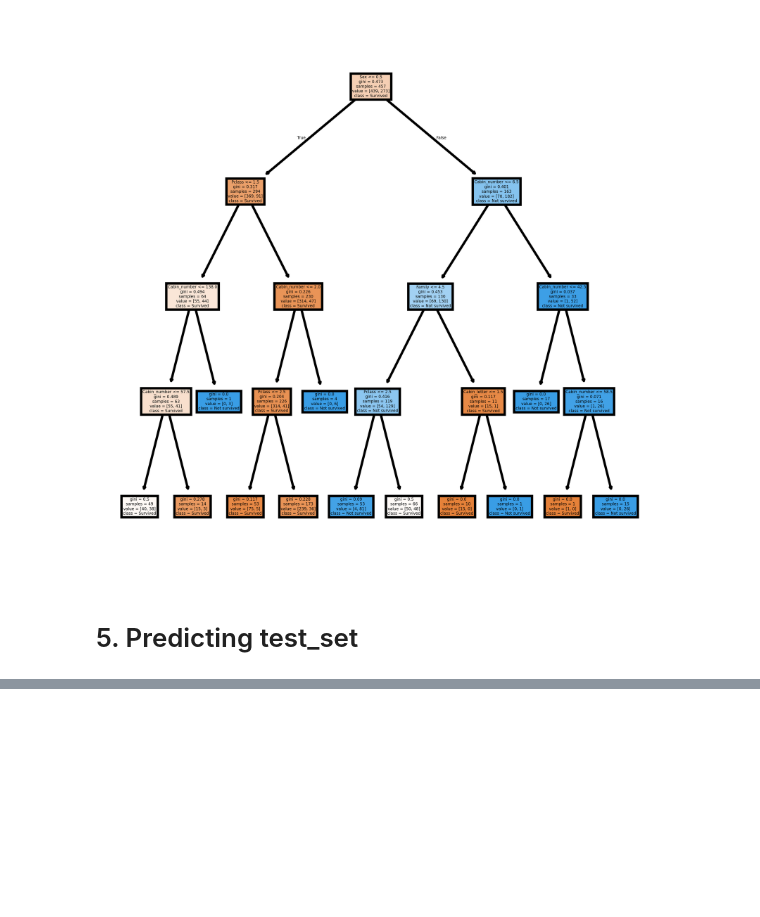
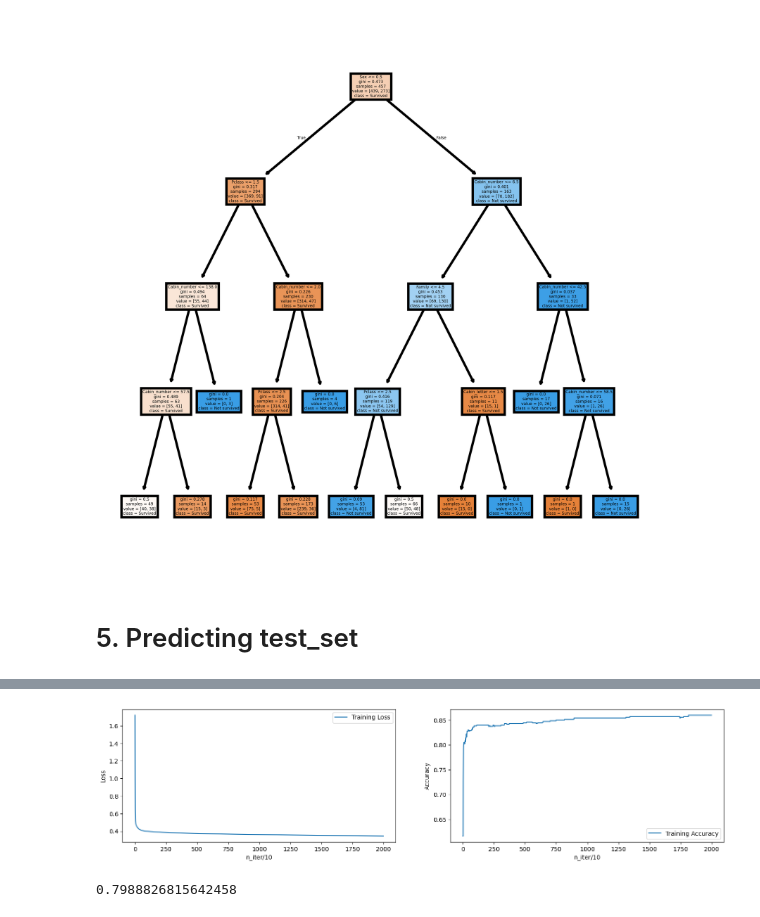
Before and after one commit to LucasSteunou/TitanicPrediction, a Jupyter notebook: Titanic.ipynb, the cells around one changed output, grey strips where cells are left out. Saved outputs shown, nothing was run; the diff lists cells and outputs as text; code cells hidden in the pictures; blank space fills up the shorter version.

Commit message:
Add Deep Learning basic approach

```diff
--- a/Titanic.ipynb
+++ b/Titanic.ipynb
@@ -261,0 +355,46 @@ submission.to_csv('submission.csv', index=False)
+# %%
+def neural_network(X, y, hidden_layers=(16, 16, 16), learning_rate = 0.1, n_iter = 100):
+    np.random.seed(seed)
+    dimensions = list(hidden_layers)
+    dimensions.insert(0, X.shape[0])
+    dimensions.append(1)
+    parametres = initialisation(dimensions)
+    train_loss = []
+    train_acc =  []
+
+    for i in tqdm(range(n_iter)):
+
+        activations = forward_propagation(X, parametres)
+        gradients = back_propagation(y, activations, parametres)
+        parametres = update(gradients, parametres, learning_rate)
+        if i % 10 == 0:
+            C = len(parametres) // 2
+            train_loss.append(log_loss(y, activations['A' + str(C)]))
+            y_pred = predict(X, parametres)
+            current_acc = accuracy_score(y, y_pred)
+            train_acc.append(current_acc)
+
+    # Visualisation
+    fig, ax = plt.subplots(nrows=1, ncols=2, figsize=(18, 4))
+    ax[0].plot(train_loss, label='Training Loss')
+    ax[0].legend()
+    ax[0].set_xlabel('n_iter/10')
+    ax[0].set_ylabel('Loss')
+
+    ax[1].plot(train_acc, label='Training Accuracy')
+    ax[1].legend()
+    ax[1].set_xlabel('n_iter/10')
+    ax[1].set_ylabel('Accuracy')
+
+    plt.show()
+    return parametres
+# %%
+parametres = neural_network(X_train, y_train, hidden_layers=(512, 256, 128, 64, 32), learning_rate=0.01, n_iter=20000)
+# Best score 0.79904 on Kaggle : hidden_layers=(512, 256, 128, 64, 32), learning_rate=0.01, n_iter=20000       ~14 min de compil
+# %% [output]
+[figure, added]
+# %%
+y_pred = predict(X_test, parametres)
+print(accuracy_score(y_test, y_pred))
+# %% [output]
+0.7988826815642458
```
Also changed, not shown: parts of 5 cells of this notebook, 1 other file.
